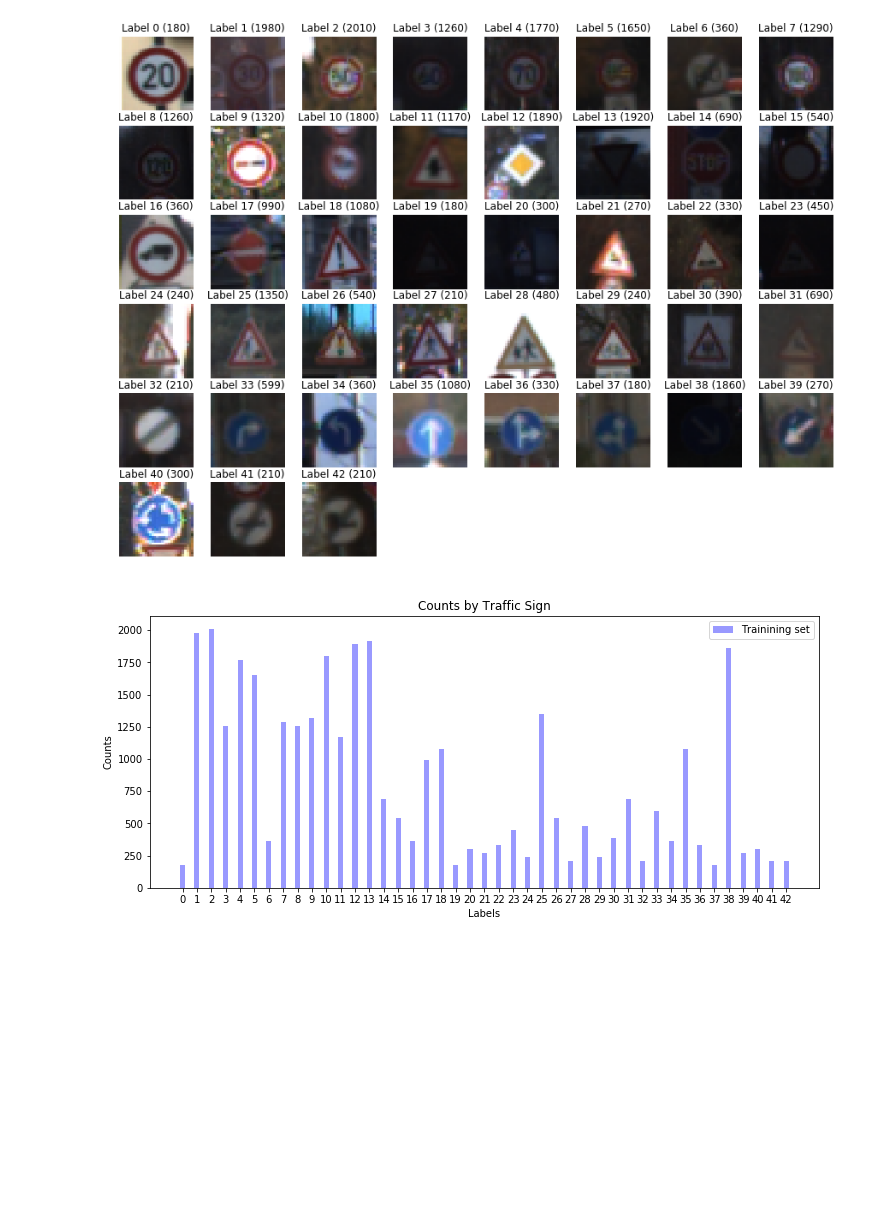
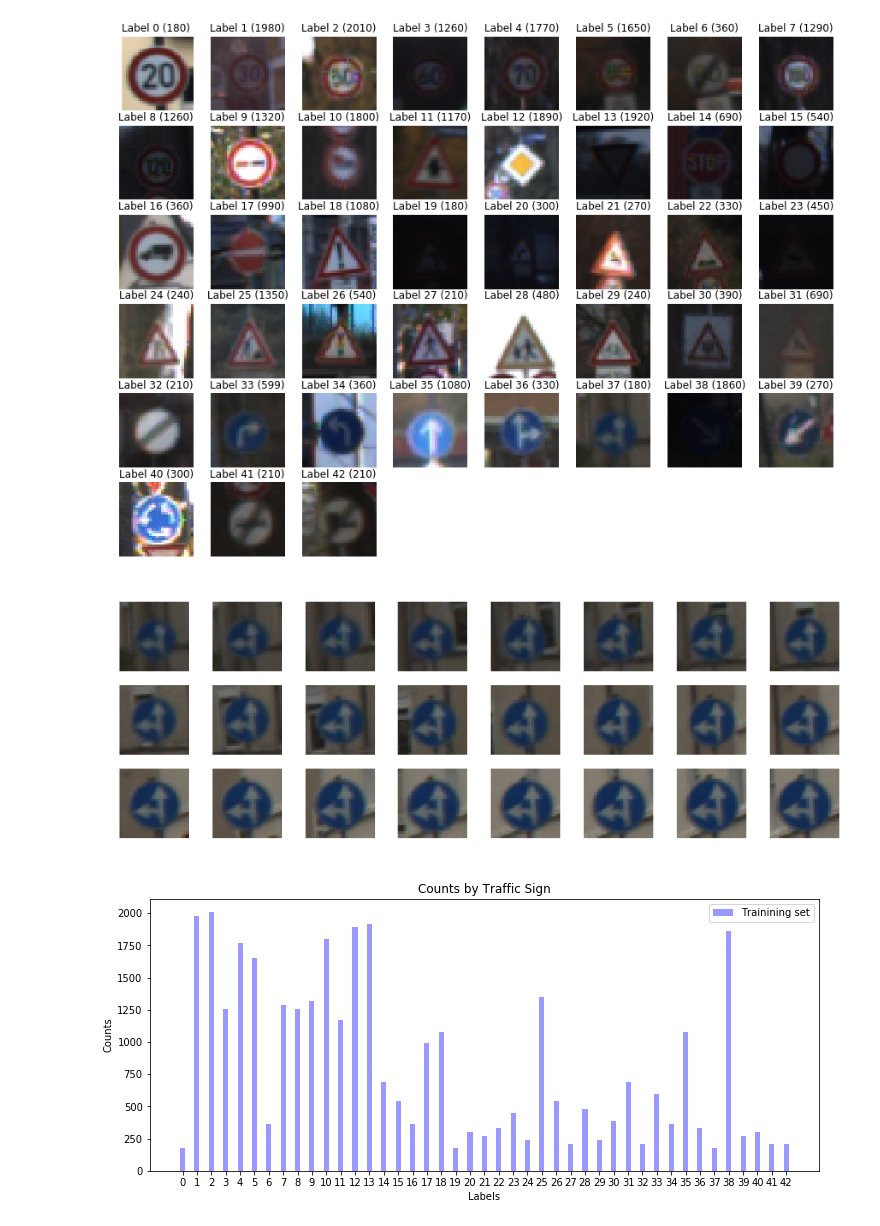
Before and after one commit to yhbyhb/CarND, a Jupyter notebook: Term1/project/CarND-Traffic-Sign-Classifier-Project/Traffic_Sign_Classifier.ipynb, the cells around one changed output. Saved outputs shown, nothing was run; the diff lists cells and outputs as text; code cells hidden in the pictures; blank space fills up the shorter version.

```diff
--- a/Term1/project/CarND-Traffic-Sign-Classifier-Project/Traffic_Sign_Classifier.ipynb
+++ b/Term1/project/CarND-Traffic-Sign-Classifier-Project/Traffic_Sign_Classifier.ipynb
@@ -119,6 +148,25 @@ def display_images_and_labels(images, labels):
 display_images_and_labels(X_train, y_train.tolist())
 # %% [output]
 [figure]
+# %%
+def display_label_images(images, labels, label):
+    """Display images of a specific label."""
+    limit = 24  # show a max of 24 images
+    plt.figure(figsize=(15, 5))
+    i = 1
+
+    start = labels.index(label)
+    end = start + labels.count(label)
+    for image in images[start:end][:limit]:
+        plt.subplot(3, 8, i)  # 3 rows, 8 per row
+        plt.axis('off')
+        i += 1
+        plt.imshow(image)
+    plt.show()
+
+display_label_images(X_train, y_train.tolist(), 37)
+# %% [output]
+[figure, added]
 # %%
 from collections import Counter
 
```
Also changed, not shown: parts of 15 cells of this notebook, 1 other file.
